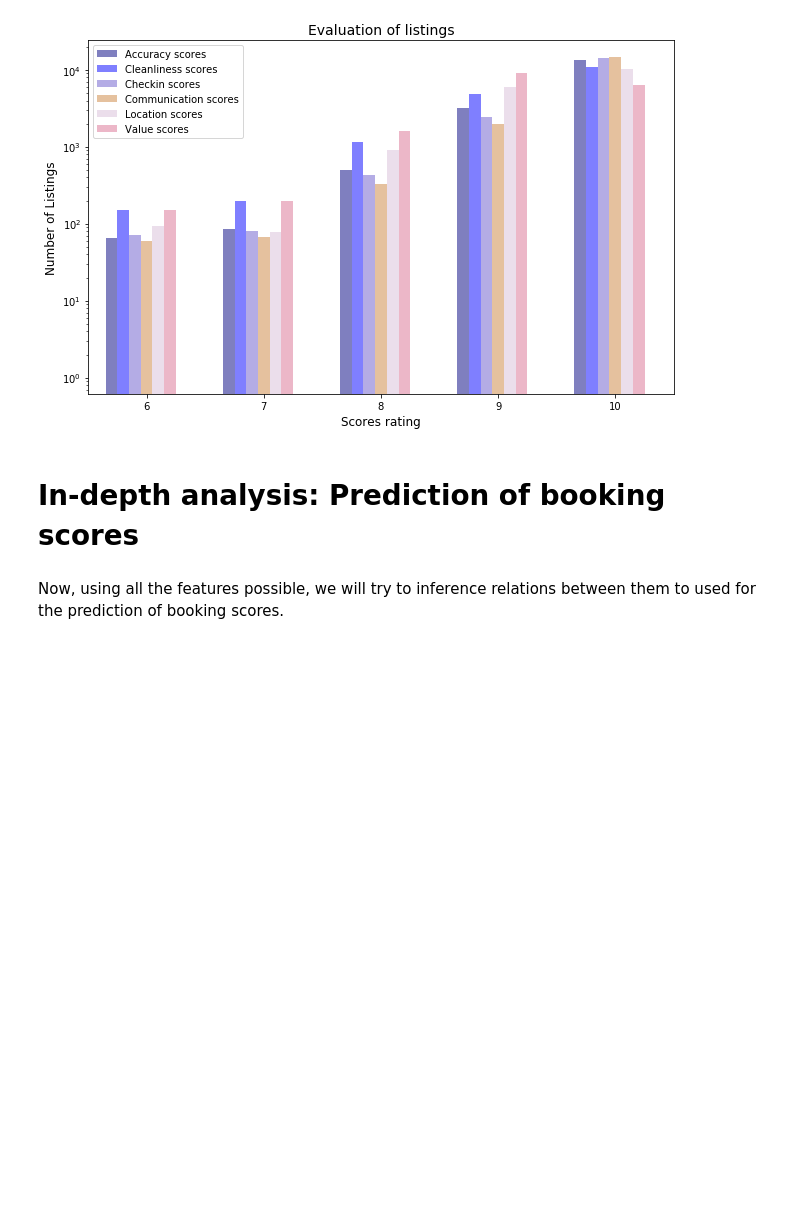
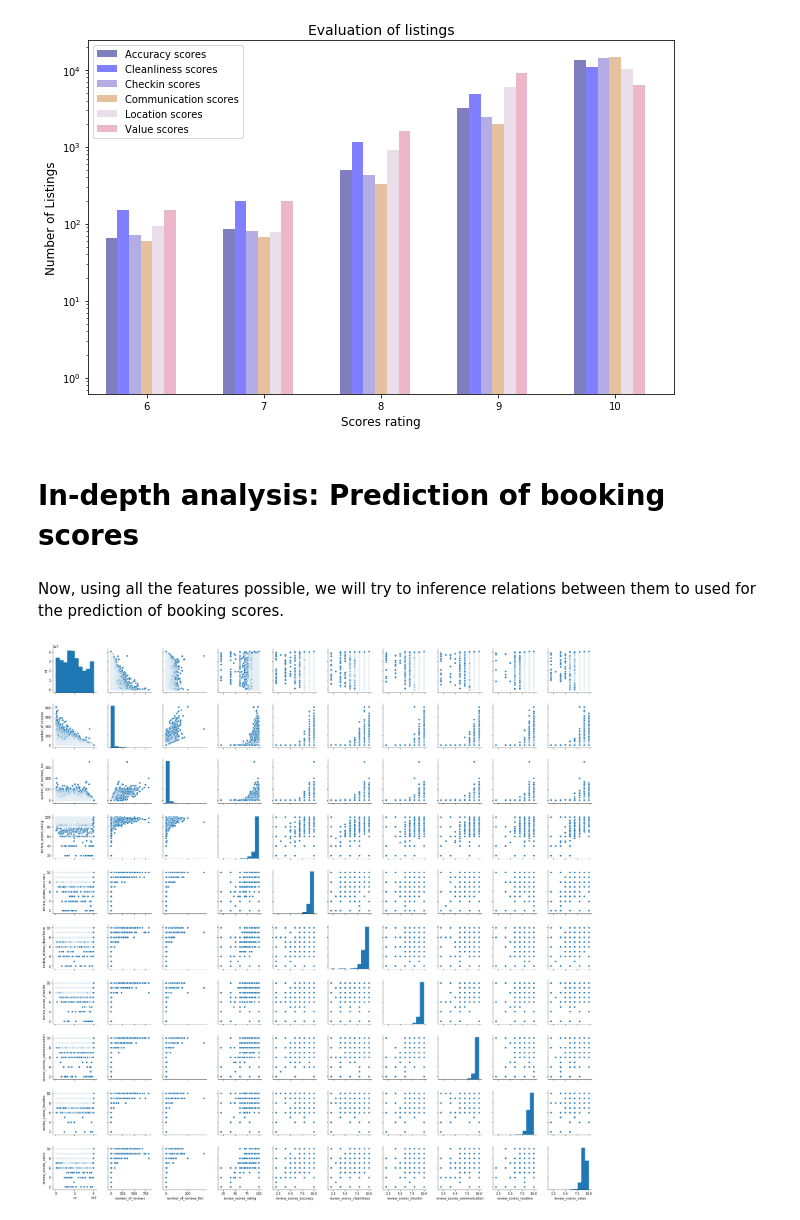
Before and after one commit to Daesparz/airbnb_amsterdam, a Jupyter notebook: Data_analysis/analysis_listing_scores.ipynb, the cells around one changed output. Cells and saved outputs as stored; diff of their text form; code cells hidden in the pictures; blank space fills up the shorter version.

Commit message:
in-depth analysis first plots

```diff
--- a/Data_analysis/analysis_listing_scores.ipynb
+++ b/Data_analysis/analysis_listing_scores.ipynb
@@ -177,3 +177,7 @@ _ = plt.title('Evaluation of listings', size=14)
 # In-depth analysis: Prediction of booking scores
 # %% [markdown]
 Now, using all the features possible, we will try to inference relations between them to used for the prediction of booking scores.
+# %%
+g = sns.pairplot(df_reviews)
+# %% [output]
+[figure, added]
```
Also changed, not shown: parts of 2 cells of this notebook.
